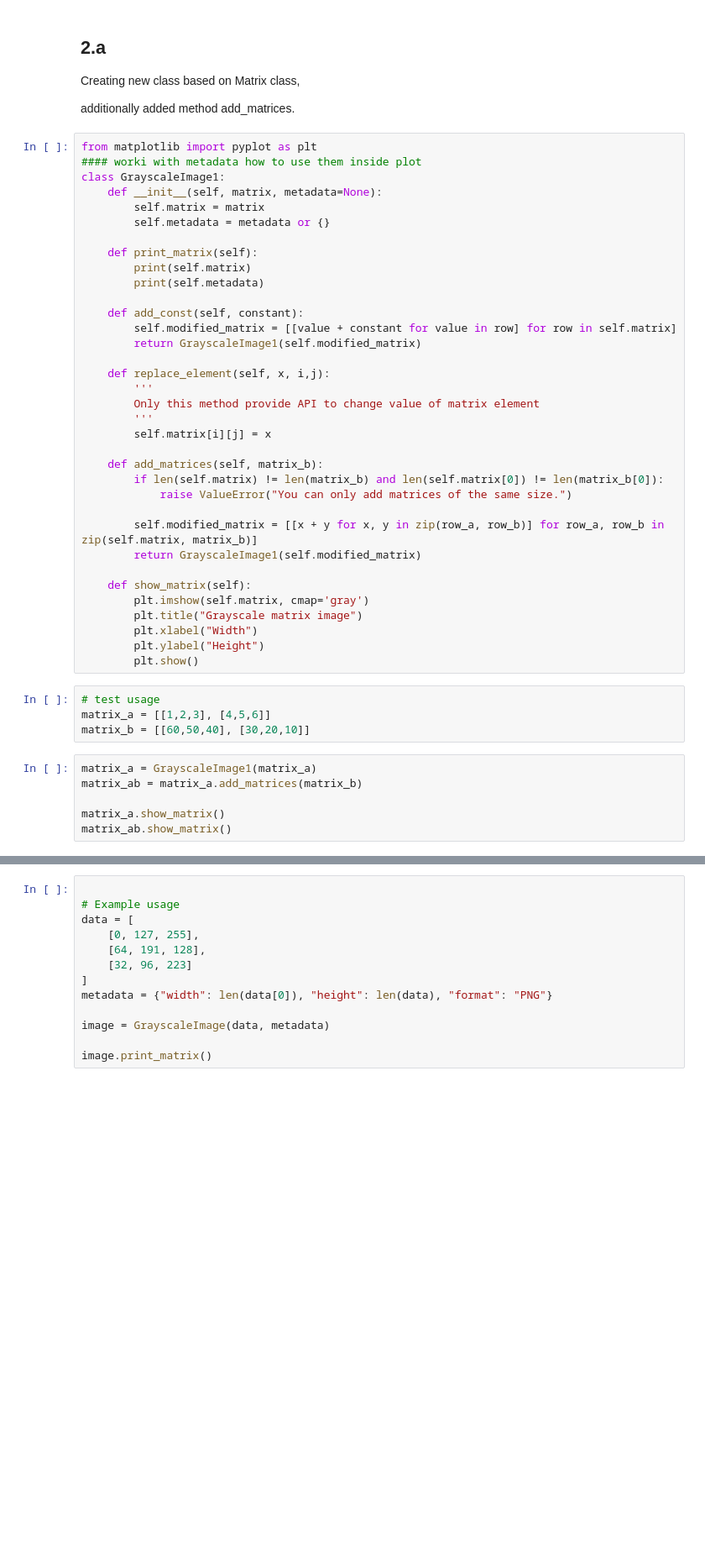
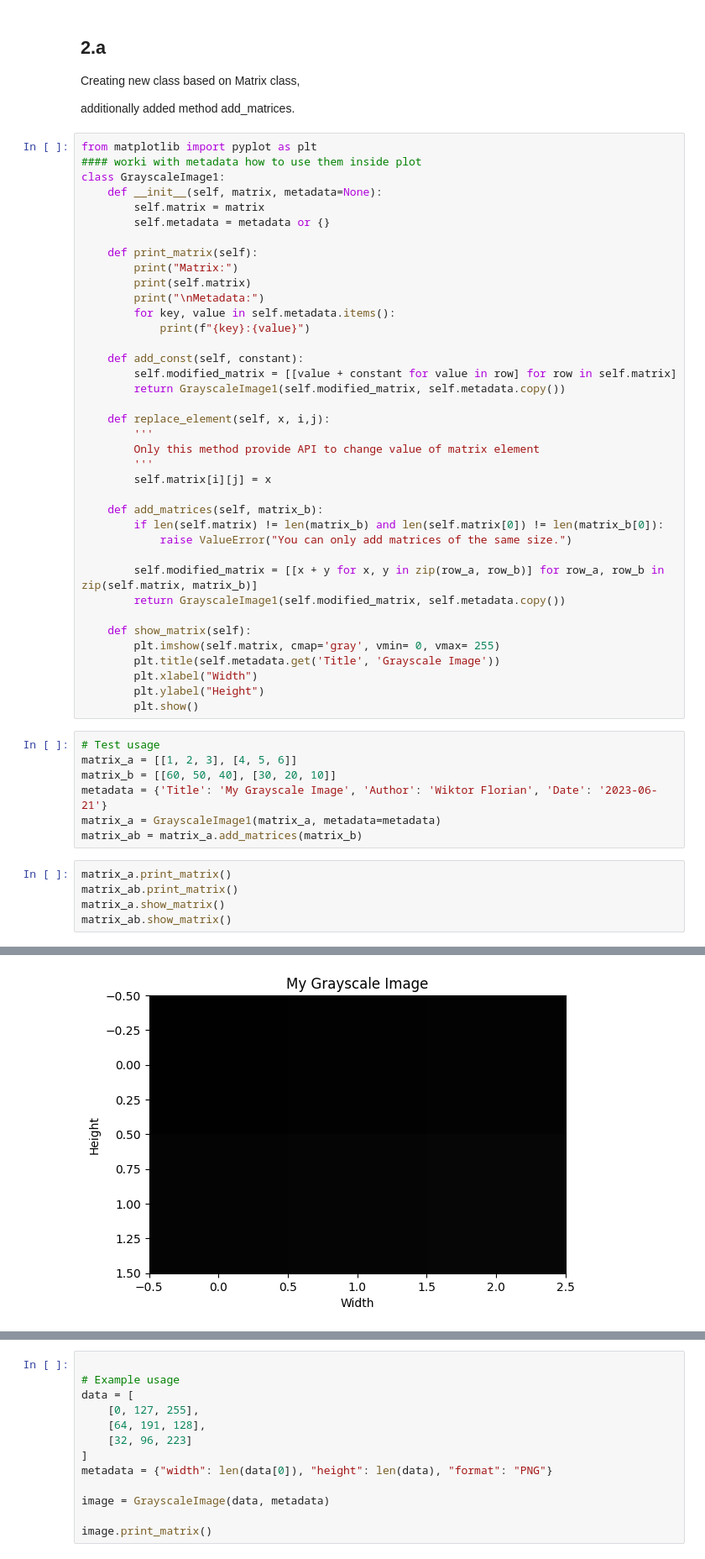
Before and after one commit to wiktorflorian/Tasks, a Jupyter notebook: NumLab/matrix.ipynb, the cells around one changed output, grey strips where cells are left out. Shown: that part at 84% size. Saved outputs shown, nothing was run; the diff lists cells and outputs as text; blank space fills up the shorter version.

Commit message:
Metadata added, need more potential attributes

```diff
--- a/NumLab/matrix.ipynb
+++ b/NumLab/matrix.ipynb
@@ -157,12 +157,15 @@ class GrayscaleImage1:
         self.metadata = metadata or {}
 
     def print_matrix(self):
+        print("Matrix:")
         print(self.matrix)
-        print(self.metadata)
+        print("\nMetadata:")
+        for key, value in self.metadata.items():
+            print(f"{key}:{value}")
 
     def add_const(self, constant):
         self.modified_matrix = [[value + constant for value in row] for row in self.matrix]
-        return GrayscaleImage1(self.modified_matrix)
+        return GrayscaleImage1(self.modified_matrix, self.metadata.copy())
 
     def replace_element(self, x, i,j):
         '''
@@ -175,22 +178,24 @@ class GrayscaleImage1:
             raise ValueError("You can only add matrices of the same size.")
 
         self.modified_matrix = [[x + y for x, y in zip(row_a, row_b)] for row_a, row_b in zip(self.matrix, matrix_b)]
-        return GrayscaleImage1(self.modified_matrix)
+        return GrayscaleImage1(self.modified_matrix, self.metadata.copy())
 
     def show_matrix(self):
-        plt.imshow(self.matrix, cmap='gray')
-        plt.title("Grayscale matrix image")
+        plt.imshow(self.matrix, cmap='gray', vmin= 0, vmax= 255)
+        plt.title(self.metadata.get('Title', 'Grayscale Image'))
         plt.xlabel("Width")
         plt.ylabel("Height")
         plt.show()
 # %%
-# test usage
-matrix_a = [[1,2,3], [4,5,6]]
-matrix_b = [[60,50,40], [30,20,10]]
+# Test usage
+matrix_a = [[1, 2, 3], [4, 5, 6]]
+matrix_b = [[60, 50, 40], [30, 20, 10]]
+metadata = {'Title': 'My Grayscale Image', 'Author': 'Wiktor Florian', 'Date': '2023-06-21'}
+matrix_a = GrayscaleImage1(matrix_a, metadata=metadata)
+matrix_ab = matrix_a.add_matrices(matrix_b)
 # %%
-matrix_a = GrayscaleImage1(matrix_a)
-matrix_ab = matrix_a.add_matrices(matrix_b)
-
+matrix_a.print_matrix()
+matrix_ab.print_matrix()
 matrix_a.show_matrix()
 matrix_ab.show_matrix()
 # %% [output]
@@ -197,0 +216 @@ TypeError: object of type 'GrayscaleImage1' has no len()
+[figure, added]
```
Also changed, not shown: parts of 2 cells of this notebook.
